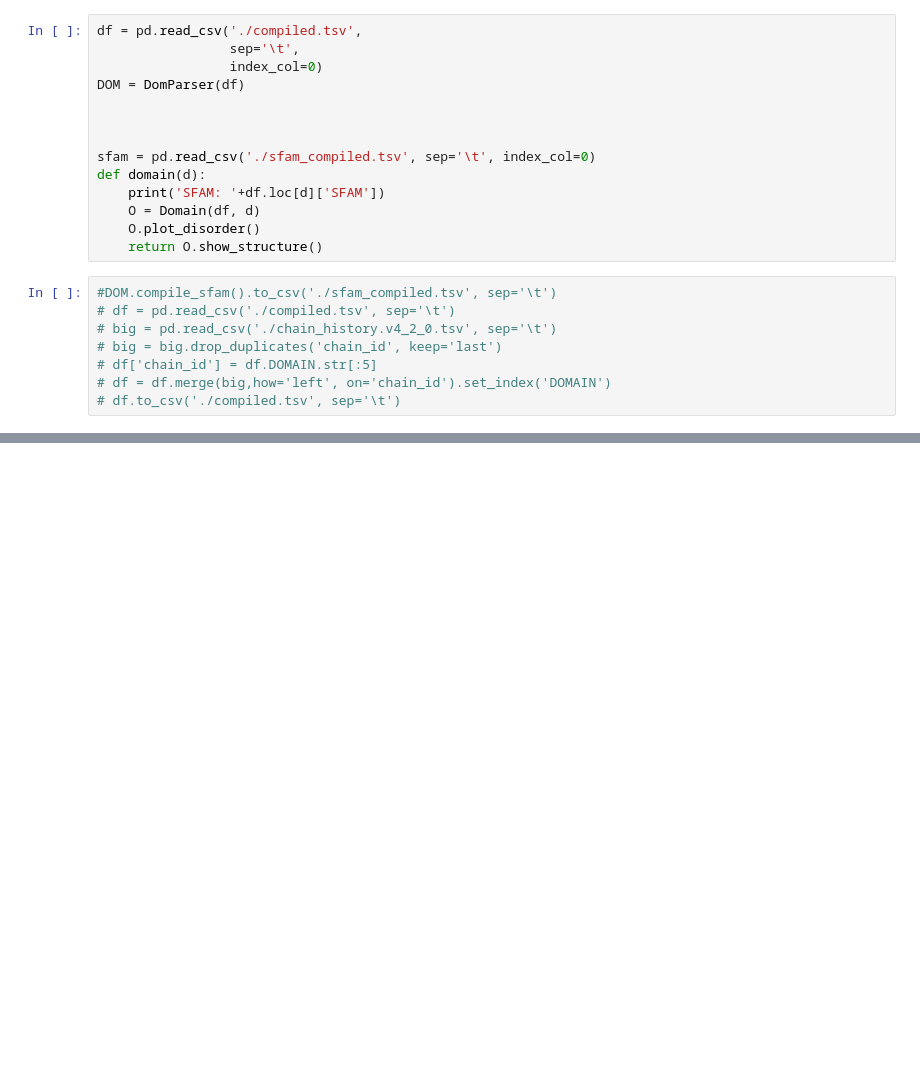
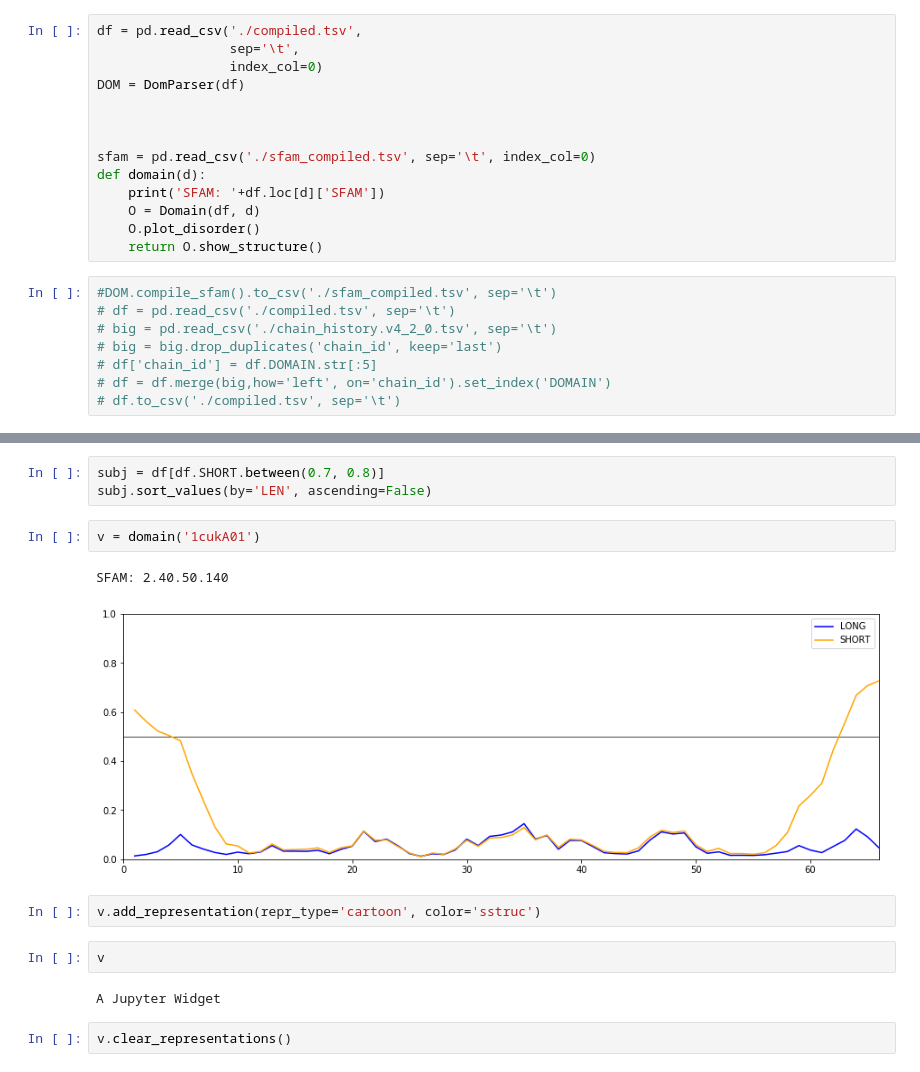
Before and after one commit to CATH-summer-2018/disorder, a Jupyter notebook: playground.ipynb, the cells around one changed output, grey strips where cells are left out. Drawn from its saved outputs; the diff is of its cells as text; blank space fills up the shorter version.

Commit message:
added the compile SFAM

```diff
--- a/playground.ipynb
+++ b/playground.ipynb
@@ -68,0 +27,16 @@ df
+# %%
+subj = df[df.SHORT.between(0.7, 0.8)]
+subj.sort_values(by='LEN', ascending=False)
+# %%
+v = domain('1cukA01')
+# %% [output]
+SFAM: 2.40.50.140
+[figure, added]
+# %%
+v.add_representation(repr_type='cartoon', color='sstruc')
+# %%
+v
+# %% [output]
+A Jupyter Widget
+# %%
+v.clear_representations()
```
Also changed, not shown: parts of 5 cells of this notebook, 1 other file.
